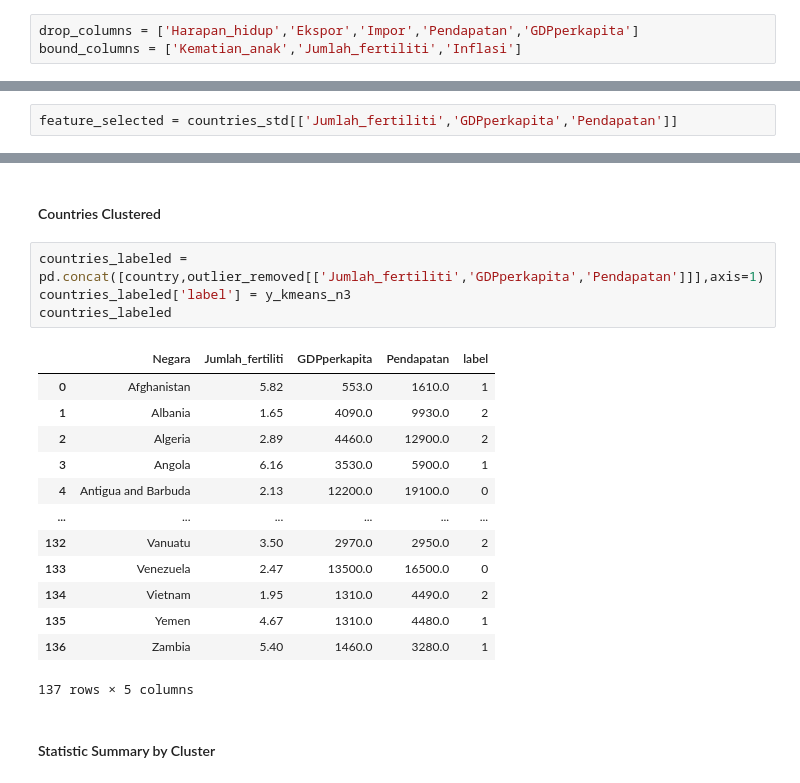
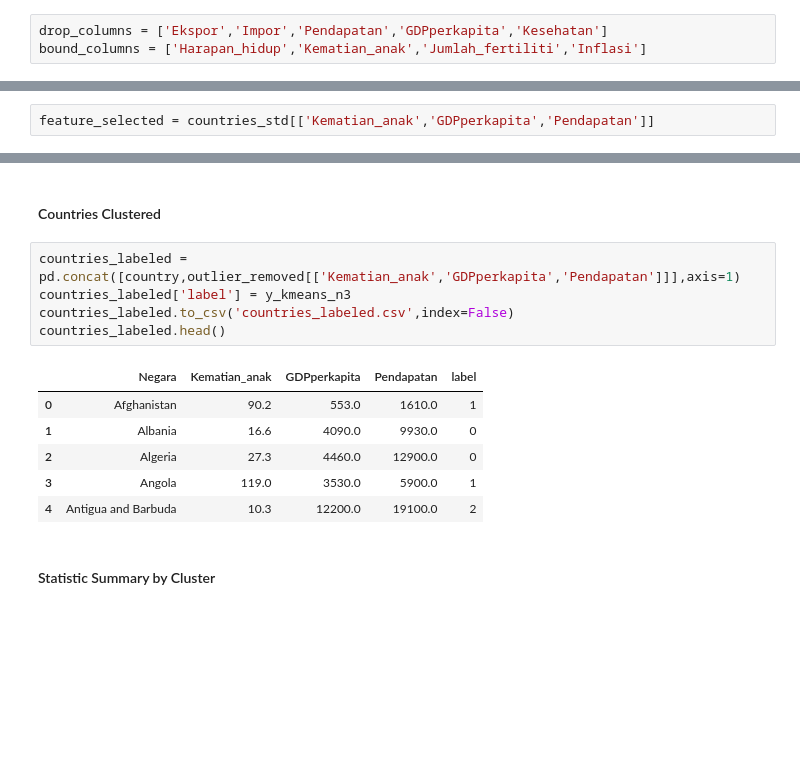
Before and after one commit to fatihdq/Clustering-The-Countries-for-Help-International, a Jupyter notebook: Clustering the Countries by using K-Means for HELP International.ipynb, the cells around one changed output, grey strips where cells are left out. Drawn from its saved outputs; the diff is of its cells as text; blank space fills up the shorter version.

```diff
--- a/Clustering the Countries by using K-Means for HELP International.ipynb
+++ b/Clustering the Countries by using K-Means for HELP International.ipynb
@@ -301,6 +302,6 @@ mengingat tujuan dari project ini yaitu untuk mengkategorikan negara menggunakan
 # %%
-drop_columns = ['Harapan_hidup','Ekspor','Impor','Pendapatan','GDPperkapita']
-bound_columns = ['Kematian_anak','Jumlah_fertiliti','Inflasi']
+drop_columns = ['Ekspor','Impor','Pendapatan','GDPperkapita','Kesehatan']
+bound_columns = ['Harapan_hidup','Kematian_anak','Jumlah_fertiliti','Inflasi']
 # %% [markdown]
 ##### Discover outliers with Interquatile
 # %%
@@ -466,5 +461,5 @@ Kita akan menggunakan kolom Jumlah_fertiliti, GDPperkapita, dan Pendapatan sebag
 # %%
-feature_selected = countries_std[['Jumlah_fertiliti','GDPperkapita','Pendapatan']]
+feature_selected = countries_std[['Kematian_anak','GDPperkapita','Pendapatan']]
 # %% [markdown]
 #### Using 3 n_clusters to kmeans model
 # %%
@@ -512,23 +509,17 @@ Sesuai dengan tujuan dari project ini yaitu untuk menenentukan prioritas negara
 # %% [markdown]
 #### Countries Clustered
 # %%
-countries_labeled = pd.concat([country,outlier_removed[['Jumlah_fertiliti','GDPperkapita','Pendapatan']]],axis=1)
+countries_labeled = pd.concat([country,outlier_removed[['Kematian_anak','GDPperkapita','Pendapatan']]],axis=1)
 countries_labeled['label'] = y_kmeans_n3
-countries_labeled
+countries_labeled.to_csv('countries_labeled.csv',index=False)
+countries_labeled.head()
 # %% [output]
-|  | Negara | Jumlah_fertiliti | GDPperkapita | Pendapatan | label |
-| 0 | Afghanistan | 5.82 | 553.0 | 1610.0 | 1 |
-| 1 | Albania | 1.65 | 4090.0 | 9930.0 | 2 |
-| 2 | Algeria | 2.89 | 4460.0 | 12900.0 | 2 |
-| 3 | Angola | 6.16 | 3530.0 | 5900.0 | 1 |
-| 4 | Antigua and Barbuda | 2.13 | 12200.0 | 19100.0 | 0 |
-| ... | ... | ... | ... | ... | ... |
-| 132 | Vanuatu | 3.50 | 2970.0 | 2950.0 | 2 |
-| 133 | Venezuela | 2.47 | 13500.0 | 16500.0 | 0 |
-| 134 | Vietnam | 1.95 | 1310.0 | 4490.0 | 2 |
-| 135 | Yemen | 4.67 | 1310.0 | 4480.0 | 1 |
-| 136 | Zambia | 5.40 | 1460.0 | 3280.0 | 1 |
+|  | Negara | Kematian_anak | GDPperkapita | Pendapatan | label |
+| 0 | Afghanistan | 90.2 | 553.0 | 1610.0 | 1 |
+| 1 | Albania | 16.6 | 4090.0 | 9930.0 | 0 |
+| 2 | Algeria | 27.3 | 4460.0 | 12900.0 | 0 |
+| 3 | Angola | 119.0 | 3530.0 | 5900.0 | 1 |
+| 4 | Antigua and Barbuda | 10.3 | 12200.0 | 19100.0 | 2 |
-137 rows × 5 columns
 # %% [markdown]
 #### Statistic Summary by Cluster
 # %%
```
Also changed, not shown: parts of 23 cells of this notebook, 4 other files.
